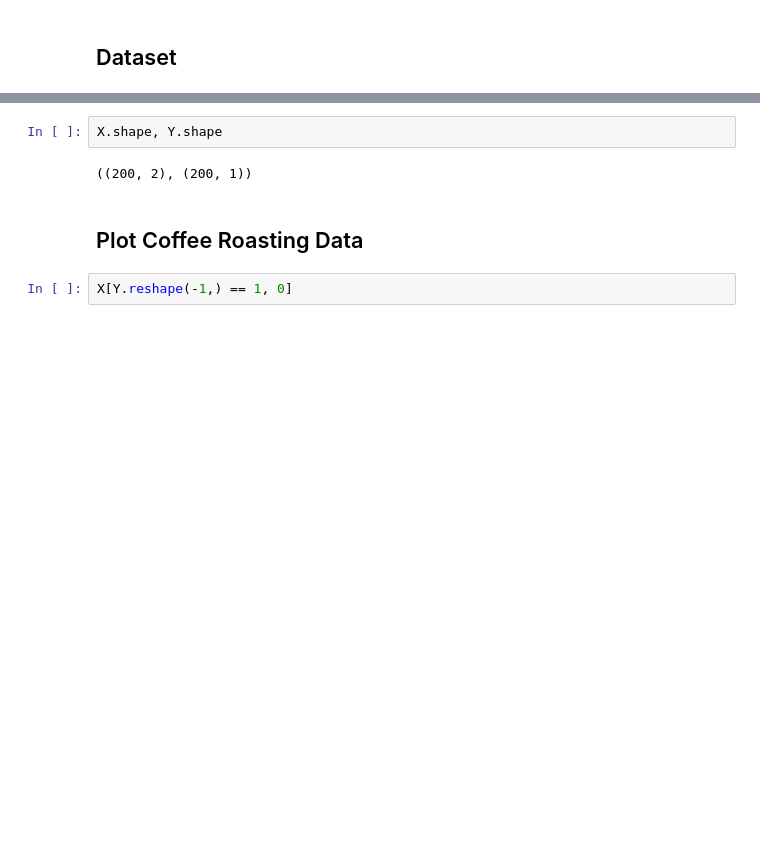
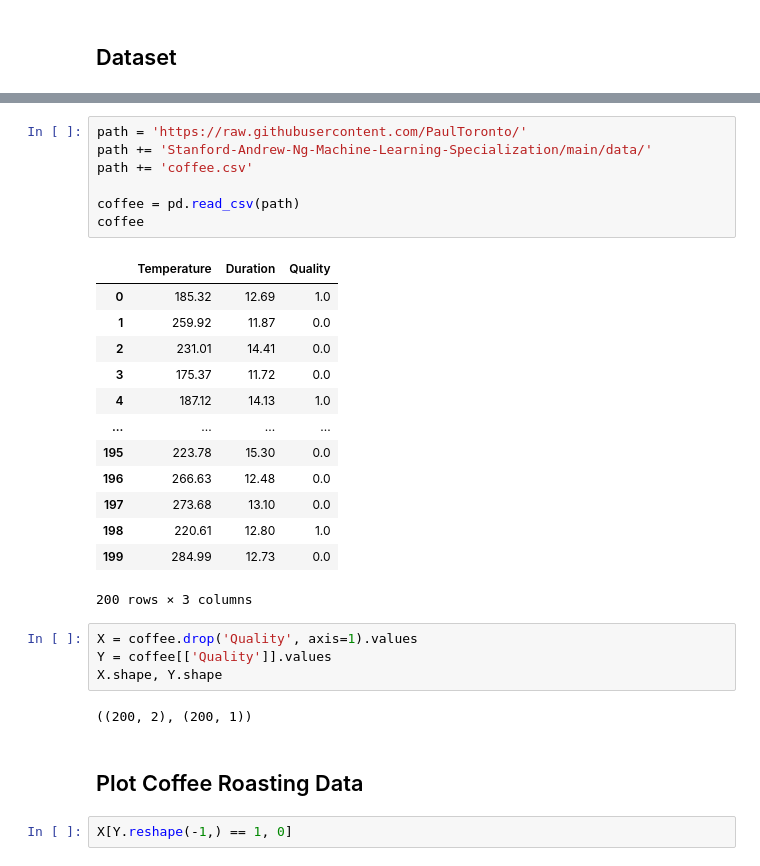
Before and after one commit to PaulToronto/Stanford-Andrew-Ng-Machine-Learning-Specialization, a Jupyter notebook: 2_1_3_1_Lab_Coffee_Roasting_in_TensorFlow.ipynb, the cells around one changed output, grey strips where cells are left out. Saved outputs shown, nothing was run; the diff lists cells and outputs as text; blank space fills up the shorter version.

```diff
--- a/2_1_3_1_Lab_Coffee_Roasting_in_TensorFlow.ipynb
+++ b/2_1_3_1_Lab_Coffee_Roasting_in_TensorFlow.ipynb
@@ -419,7 +17,30 @@ Y = np.array([[1.],
-# %%
-X.shape, Y.shape
-# %% [output]
-((200, 2), (200, 1))
+# %%
+path = 'https://raw.githubusercontent.com/PaulToronto/'
+path += 'Stanford-Andrew-Ng-Machine-Learning-Specialization/main/data/'
+path += 'coffee.csv'
+
+coffee = pd.read_csv(path)
+coffee
+# %% [output]
+|  | Temperature | Duration | Quality |
+| 0 | 185.32 | 12.69 | 1.0 |
+| 1 | 259.92 | 11.87 | 0.0 |
+| 2 | 231.01 | 14.41 | 0.0 |
+| 3 | 175.37 | 11.72 | 0.0 |
+| 4 | 187.12 | 14.13 | 1.0 |
+| ... | ... | ... | ... |
+| 195 | 223.78 | 15.30 | 0.0 |
+| 196 | 266.63 | 12.48 | 0.0 |
+| 197 | 273.68 | 13.10 | 0.0 |
+| 198 | 220.61 | 12.80 | 1.0 |
+| 199 | 284.99 | 12.73 | 0.0 |
+200 rows × 3 columns
+# %%
+X = coffee.drop('Quality', axis=1).values
+Y = coffee[['Quality']].values
+X.shape, Y.shape
+# %% [output]
+((200, 2), (200, 1))
 # %% [markdown]
 ## Plot Coffee Roasting Data
 # %%
```
Also changed, not shown: parts of 9 cells of this notebook.
